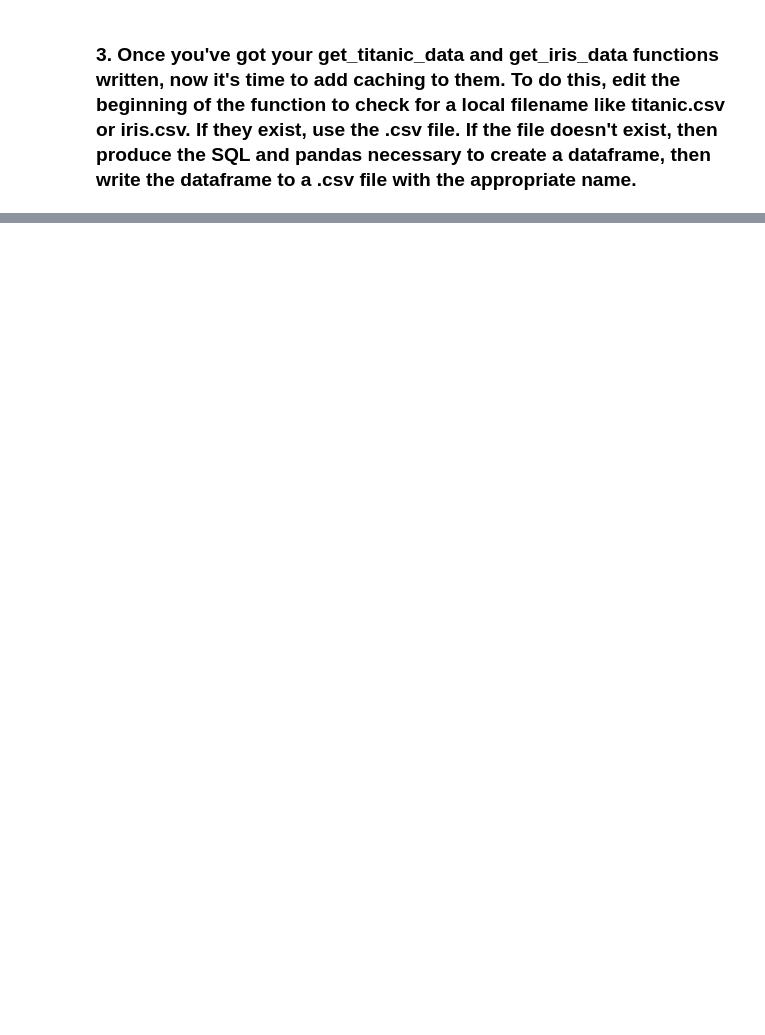
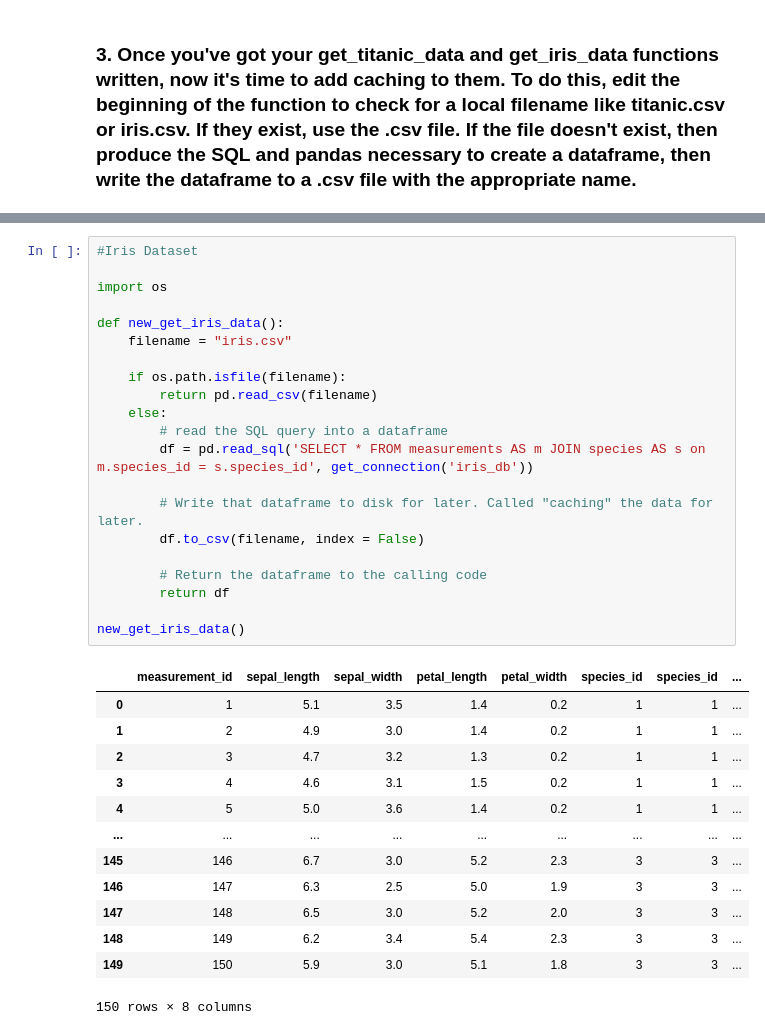
Before and after one commit to CSolitaire/classification-exercises, a Jupyter notebook: classification_exercises.ipynb, the cells around one changed output, grey strips where cells are left out. Saved outputs shown, nothing was run; the diff lists cells and outputs as text; blank space fills up the shorter version.

```diff
--- a/classification_exercises.ipynb
+++ b/classification_exercises.ipynb
@@ -181,0 +340,35 @@ customer._get_numeric_data().describe()
+# %%
+#Iris Dataset
+
+import os
+
+def new_get_iris_data():
+    filename = "iris.csv"
+
+    if os.path.isfile(filename):
+        return pd.read_csv(filename)
+    else:
+        # read the SQL query into a dataframe
+        df = pd.read_sql('SELECT * FROM measurements AS m JOIN species AS s on m.species_id = s.species_id', get_connection('iris_db'))
+
+        # Write that dataframe to disk for later. Called "caching" the data for later.
+        df.to_csv(filename, index = False)
+
+        # Return the dataframe to the calling code
+        return df
+
+new_get_iris_data()
+# %% [output]
+|  | measurement_id | sepal_length | sepal_width | petal_length | petal_width | species_id | species_id | ... |
+| 0 | 1 | 5.1 | 3.5 | 1.4 | 0.2 | 1 | 1 | ... |
+| 1 | 2 | 4.9 | 3.0 | 1.4 | 0.2 | 1 | 1 | ... |
+| 2 | 3 | 4.7 | 3.2 | 1.3 | 0.2 | 1 | 1 | ... |
+| 3 | 4 | 4.6 | 3.1 | 1.5 | 0.2 | 1 | 1 | ... |
+| 4 | 5 | 5.0 | 3.6 | 1.4 | 0.2 | 1 | 1 | ... |
+| ... | ... | ... | ... | ... | ... | ... | ... | ... |
+| 145 | 146 | 6.7 | 3.0 | 5.2 | 2.3 | 3 | 3 | ... |
+| 146 | 147 | 6.3 | 2.5 | 5.0 | 1.9 | 3 | 3 | ... |
+| 147 | 148 | 6.5 | 3.0 | 5.2 | 2.0 | 3 | 3 | ... |
+| 148 | 149 | 6.2 | 3.4 | 5.4 | 2.3 | 3 | 3 | ... |
+| 149 | 150 | 5.9 | 3.0 | 5.1 | 1.8 | 3 | 3 | ... |
+150 rows × 8 columns
```
Also changed, not shown: parts of 10 cells of this notebook.
